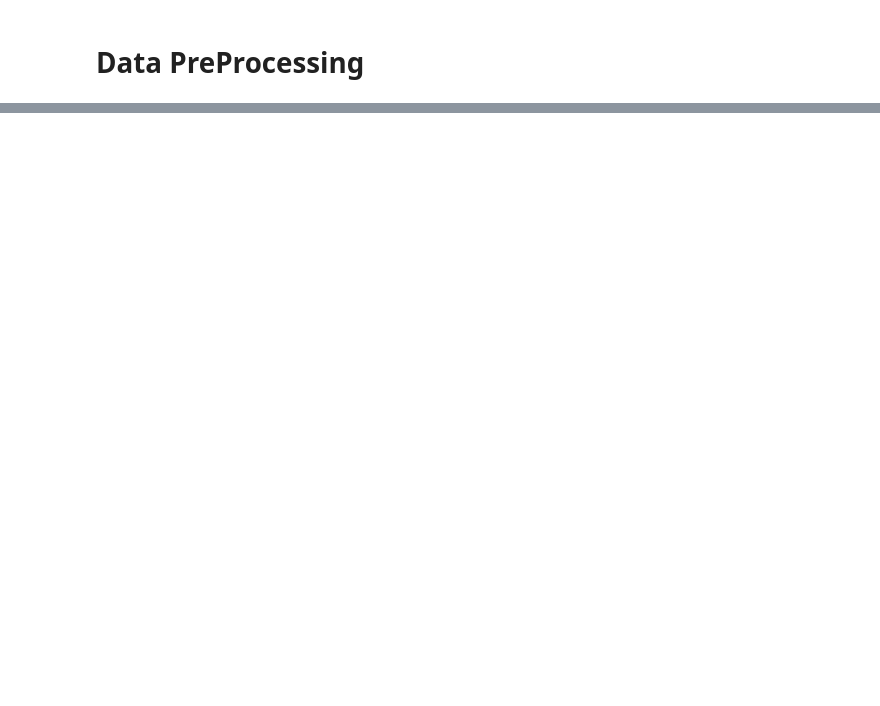
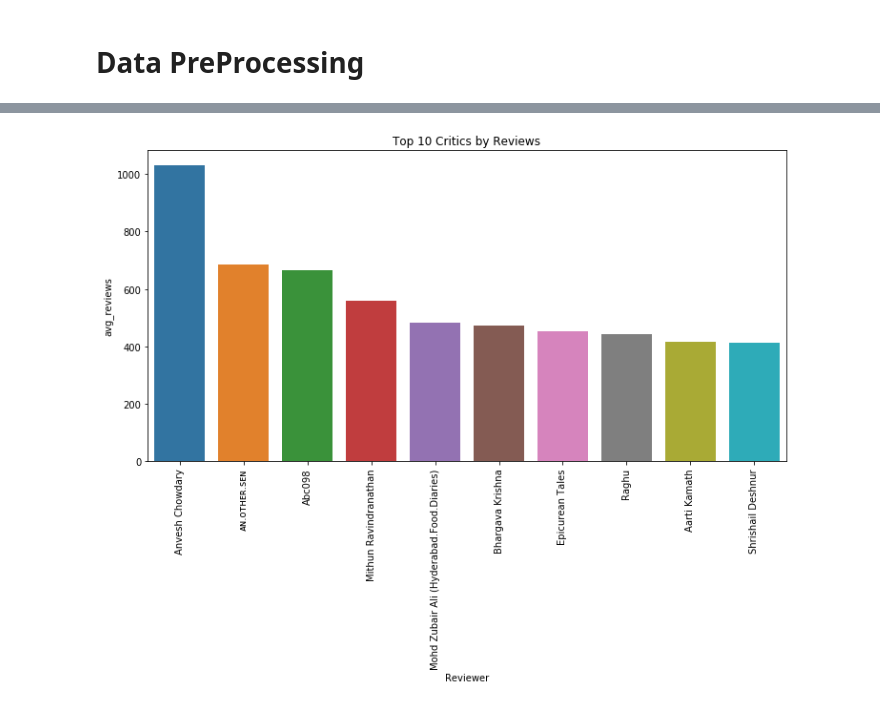
Before and after one commit to bhanuprakash-7/zomato-reviews-clustering-sentimental-analysis, a Jupyter notebook: ZOMATO RESTAURANT CLUSTERING AND SENTIMENT ANALYSIS.ipynb, the cells around one changed output, grey strips where cells are left out. Cells and saved outputs as stored; diff of their text form; code cells hidden in the pictures; blank space fills up the shorter version.

```diff
--- a/ZOMATO RESTAURANT CLUSTERING AND SENTIMENT ANALYSIS.ipynb
+++ b/ZOMATO RESTAURANT CLUSTERING AND SENTIMENT ANALYSIS.ipynb
@@ -266,0 +358,4 @@ df.sample(5)
+# %%
+by_reviews = df.groupby('Reviewer')['reviews'].mean().reset_index().sort_values(by='reviews',ascending=False)
+by_reviews.columns=['Reviewer','avg_reviews']
+by_reviews.head(10)
@@ -266,0 +374,8 @@ df.sample(5)
+# %%
+plt.figure(figsize=(12,6))
+sns.barplot(data=by_reviews[:10],x='Reviewer', y='avg_reviews')
+plt.title('Top 10 Critics by Reviews')
+plt.xticks(rotation='vertical')
+plt.show()
+# %% [output]
+[figure, added]
```
Also changed, not shown: parts of 16 cells of this notebook.
